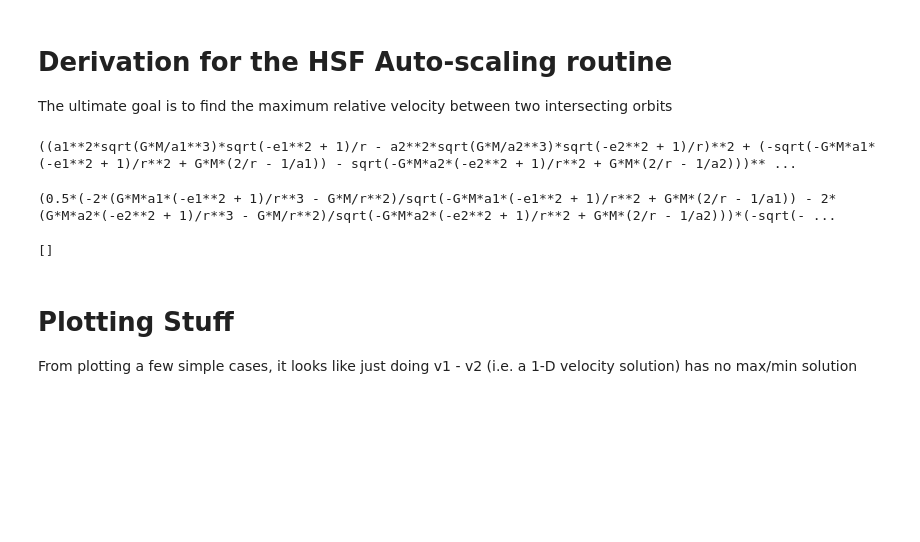
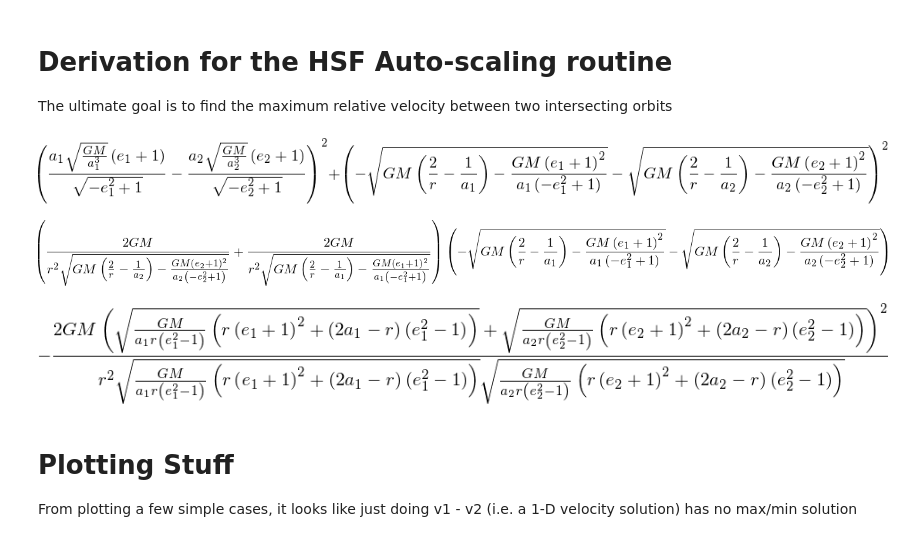
Before and after one commit to silburt/rebound, a Jupyter notebook: ipython_examples/HERMES_AutoHSF_Derivation.ipynb, the cells around one changed output. Cells and saved outputs as stored; diff of their text form; code cells hidden in the pictures; blank space fills up the shorter version.

```diff
--- a/ipython_examples/HERMES_AutoHSF_Derivation.ipynb
+++ b/ipython_examples/HERMES_AutoHSF_Derivation.ipynb
@@ -18,18 +18,20 @@ cosf2 = (a2*(1-e2*e2)/r - 1)/e2
 #sinf2 = sqrt(1 - cosf1*cosf1)
 #v1_r = n1*a1/sqrt(1-e1*e1)*(e1*sinf1)       #can be +/-
 #v2_r = n2*a2/sqrt(1-e2*e2)*(e2*sinf2)       #can be +/-
+#v1_phi = n1*a1/sqrt(1-e1*e1)*(1+e1*cosf1)
+#v2_phi = n2*a2/sqrt(1-e2*e2)*(1+e2*cosf2)
 
-v1_phi = n1*a1/sqrt(1-e1*e1)*(1+e1*cosf1)
+v1_phi = n1*a1/sqrt(1-e1*e1)*(1+e1)
+v2_phi = n2*a2/sqrt(1-e2*e2)*(1+e2)
 v1_r = -sqrt(v1*v1 - v1_phi*v1_phi)           #can be +/-
-v2_phi = n2*a2/sqrt(1-e2*e2)*(1+e2*cosf2)
 v2_r = sqrt(v2*v2 - v2_phi*v2_phi)           #can be +/-
 # %%
-dv = ((v1_phi - v2_phi)**2 + (v1_r - v2_r)**2)**(0.5)
+dv = (v1_phi - v2_phi)**2 + (v1_r - v2_r)**2
 dv
 # %% [output]
-((a1**2*sqrt(G*M/a1**3)*sqrt(-e1**2 + 1)/r - a2**2*sqrt(G*M/a2**3)*sqrt(-e2**2 + 1)/r)**2 + (-sqrt(-G*M*a1*(-e1**2 + 1)/r**2 + G*M*(2/r - 1/a1)) - sqrt(-G*M*a2*(-e2**2 + 1)/r**2 + G*M*(2/r - 1/a2)))** ...
+[figure, added]
 # %%
 ddv = diff(dv,r)
 ddv
 # %% [output]
-(0.5*(-2*(G*M*a1*(-e1**2 + 1)/r**3 - G*M/r**2)/sqrt(-G*M*a1*(-e1**2 + 1)/r**2 + G*M*(2/r - 1/a1)) - 2*(G*M*a2*(-e2**2 + 1)/r**3 - G*M/r**2)/sqrt(-G*M*a2*(-e2**2 + 1)/r**2 + G*M*(2/r - 1/a2)))*(-sqrt(- ...
+[figure, added]
@@ -38,7 +38,8 @@ r_dvmax = solve(ddv,r)
-# %%
-r_dvmax
-# %% [output]
-[]
+# %%
+ddv = simplify(ddv)
+ddv
+# %% [output]
+[figure, added]
 # %% [markdown]
 # Plotting Stuff
 From plotting a few simple cases, it looks like just doing v1 - v2 (i.e. a 1-D velocity solution) has no max/min solution
```
Also changed, not shown: parts of 3 cells of this notebook.
